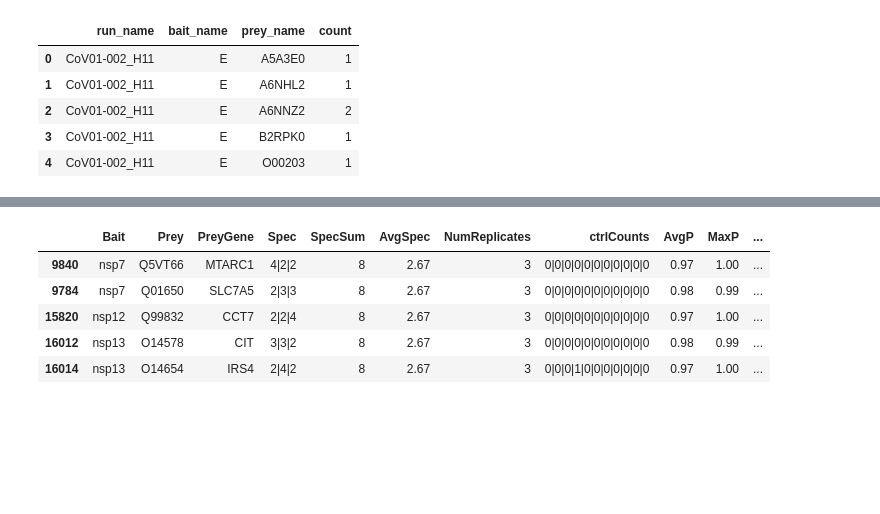
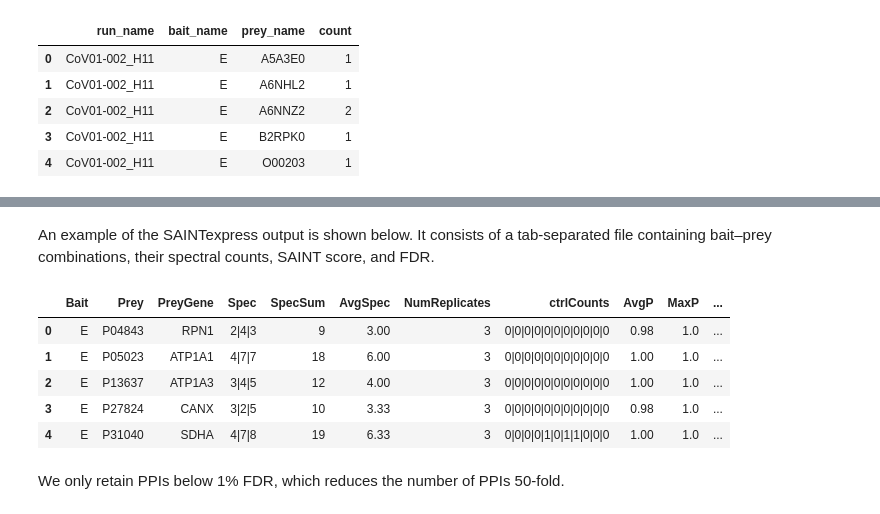
Before and after one commit to bittremieux/sars_cov_2, a Jupyter notebook: ppi_demo.ipynb, the cells around one changed output, grey strips where cells are left out. Cells and saved outputs as stored; diff of their text form; code cells hidden in the pictures; blank space fills up the shorter version.

```diff
--- a/ppi_demo.ipynb
+++ b/ppi_demo.ipynb
@@ -221,17 +264,21 @@ if [ ! -f ../data/processed/list.txt ]; then
         ../data/processed/bait.txt
     mv list.txt ../data/processed/list.txt
 fi
+# %% [markdown]
+An example of the SAINTexpress output is shown below. It consists of a tab-separated file containing bait–prey combinations, their spectral counts, SAINT score, and FDR.
 # %%
 ppis = pd.read_csv('../data/processed/list.txt', sep='\t')
 ppis_filtered = ppis[ppis['BFDR'] < ppi_fdr].copy()
-ppis_filtered.sort_values('SpecSum', ascending=True).head()
+ppis_filtered.reset_index(drop=True).head()
 # %% [output]
 |  | Bait | Prey | PreyGene | Spec | SpecSum | AvgSpec | NumReplicates | ctrlCounts | AvgP | MaxP | ... |
-| 9840 | nsp7 | Q5VT66 | MTARC1 | 4|2|2 | 8 | 2.67 | 3 | 0|0|0|0|0|0|0|0|0|0|0 | 0.97 | 1.00 | ... |
-| 9784 | nsp7 | Q01650 | SLC7A5 | 2|3|3 | 8 | 2.67 | 3 | 0|0|0|0|0|0|0|0|0|0|0 | 0.98 | 0.99 | ... |
-| 15820 | nsp12 | Q99832 | CCT7 | 2|2|4 | 8 | 2.67 | 3 | 0|0|0|0|0|0|0|0|0|0|0 | 0.97 | 1.00 | ... |
-| 16012 | nsp13 | O14578 | CIT | 3|3|2 | 8 | 2.67 | 3 | 0|0|0|0|0|0|0|0|0|0|0 | 0.98 | 0.99 | ... |
-| 16014 | nsp13 | O14654 | IRS4 | 2|4|2 | 8 | 2.67 | 3 | 0|0|0|1|0|0|0|0|0|0|0 | 0.97 | 1.00 | ... |
+| 0 | E | P04843 | RPN1 | 2|4|3 | 9 | 3.00 | 3 | 0|0|0|0|0|0|0|0|0|0|0 | 0.98 | 1.0 | ... |
+| 1 | E | P05023 | ATP1A1 | 4|7|7 | 18 | 6.00 | 3 | 0|0|0|0|0|0|0|0|0|0|0 | 1.00 | 1.0 | ... |
+| 2 | E | P13637 | ATP1A3 | 3|4|5 | 12 | 4.00 | 3 | 0|0|0|0|0|0|0|0|0|0|0 | 1.00 | 1.0 | ... |
+| 3 | E | P27824 | CANX | 3|2|5 | 10 | 3.33 | 3 | 0|0|0|0|0|0|0|0|0|0|0 | 0.98 | 1.0 | ... |
+| 4 | E | P31040 | SDHA | 4|7|8 | 19 | 6.33 | 3 | 0|0|0|0|1|0|1|1|0|0|0 | 1.00 | 1.0 | ... |
+# %% [markdown]
+We only retain PPIs below 1% FDR, which reduces the number of PPIs 50-fold.
 # %%
 print(f'Number of potential PPIs: {len(inter):,}')
 print(f'Number of PPIs at {ppi_fdr:.0%} FDR: {len(ppis_filtered):,}')
```
Also changed, not shown: parts of 37 cells of this notebook.
